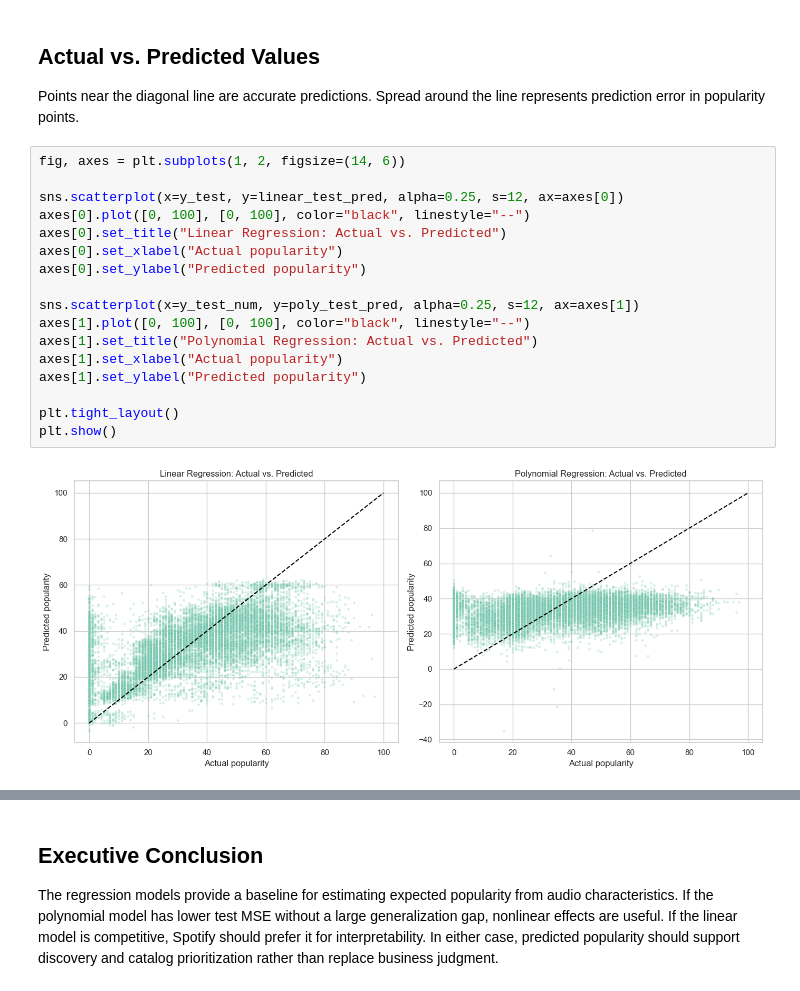
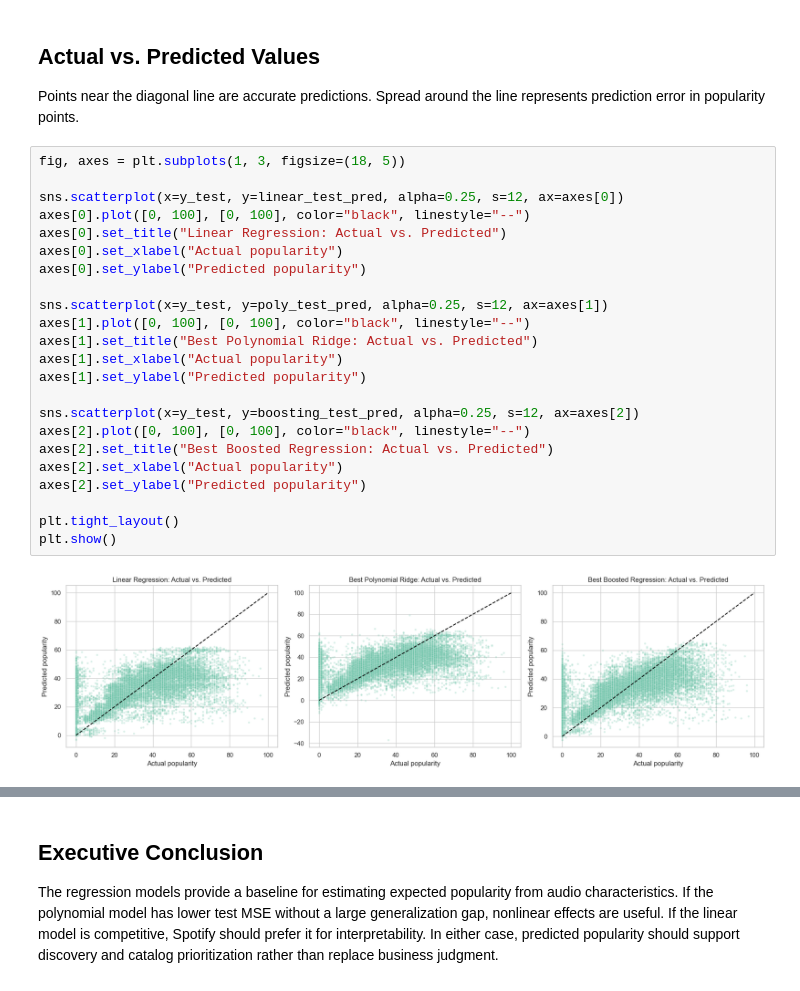
Before and after one commit to fidelMB/proyecto-ia-tc3002b, a Jupyter notebook: notebooks/03_regression.ipynb, the cells around one changed output, grey strips where cells are left out. Saved outputs shown, nothing was run; the diff lists cells and outputs as text.

```diff
--- a/notebooks/03_regression.ipynb
+++ b/notebooks/03_regression.ipynb
@@ -179,24 +319,30 @@ display(coef_table.head(20))
 
 Points near the diagonal line are accurate predictions. Spread around the line represents prediction error in popularity points.
 # %%
-fig, axes = plt.subplots(1, 2, figsize=(14, 6))
+fig, axes = plt.subplots(1, 3, figsize=(18, 5))
 
 sns.scatterplot(x=y_test, y=linear_test_pred, alpha=0.25, s=12, ax=axes[0])
 axes[0].plot([0, 100], [0, 100], color="black", linestyle="--")
 axes[0].set_title("Linear Regression: Actual vs. Predicted")
 axes[0].set_xlabel("Actual popularity")
 axes[0].set_ylabel("Predicted popularity")
 
-sns.scatterplot(x=y_test_num, y=poly_test_pred, alpha=0.25, s=12, ax=axes[1])
+sns.scatterplot(x=y_test, y=poly_test_pred, alpha=0.25, s=12, ax=axes[1])
 axes[1].plot([0, 100], [0, 100], color="black", linestyle="--")
-axes[1].set_title("Polynomial Regression: Actual vs. Predicted")
+axes[1].set_title("Best Polynomial Ridge: Actual vs. Predicted")
 axes[1].set_xlabel("Actual popularity")
 axes[1].set_ylabel("Predicted popularity")
 
+sns.scatterplot(x=y_test, y=boosting_test_pred, alpha=0.25, s=12, ax=axes[2])
+axes[2].plot([0, 100], [0, 100], color="black", linestyle="--")
+axes[2].set_title("Best Boosted Regression: Actual vs. Predicted")
+axes[2].set_xlabel("Actual popularity")
+axes[2].set_ylabel("Predicted popularity")
+
 plt.tight_layout()
 plt.show()
 # %% [output]
-[figure, old version]
+[figure, new version]
 # %%
 best_model = mse_table.sort_values("test_mse").iloc[0]
 overfit_notes = []
```
Also changed, not shown: parts of 10 cells of this notebook, 3 other files.
